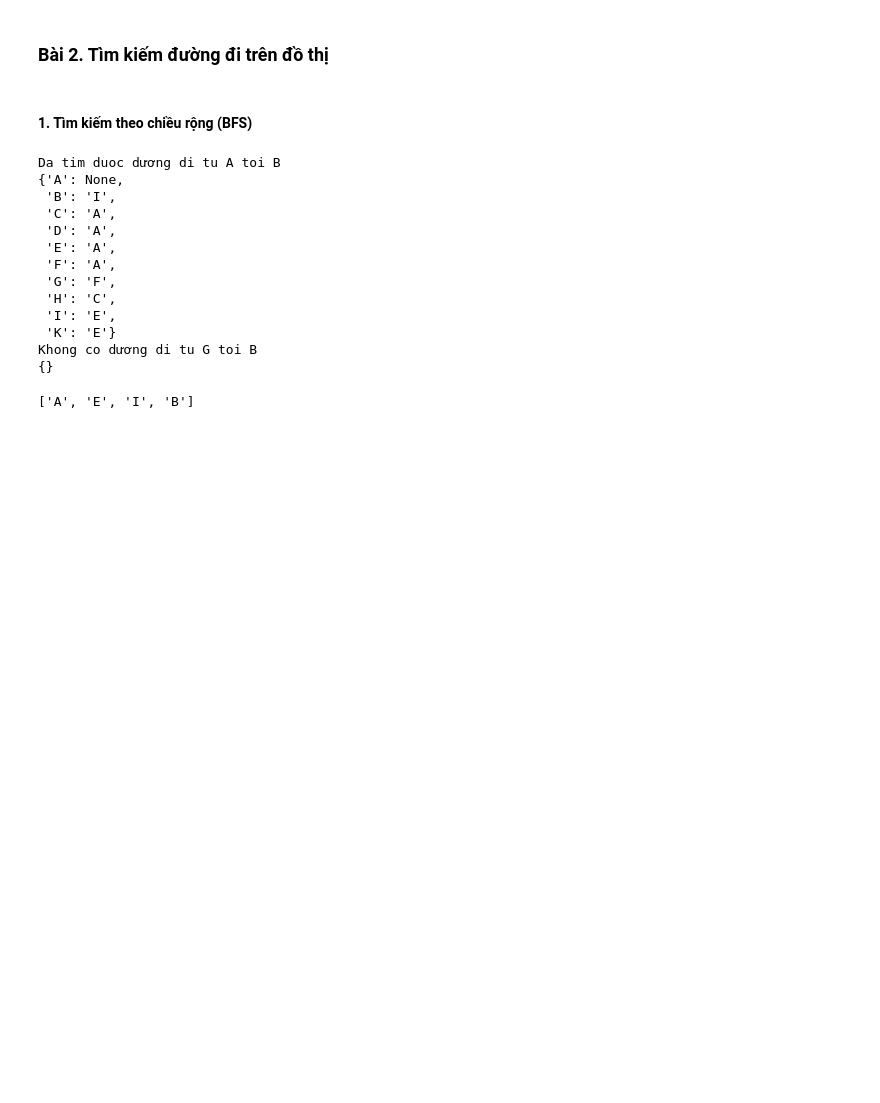
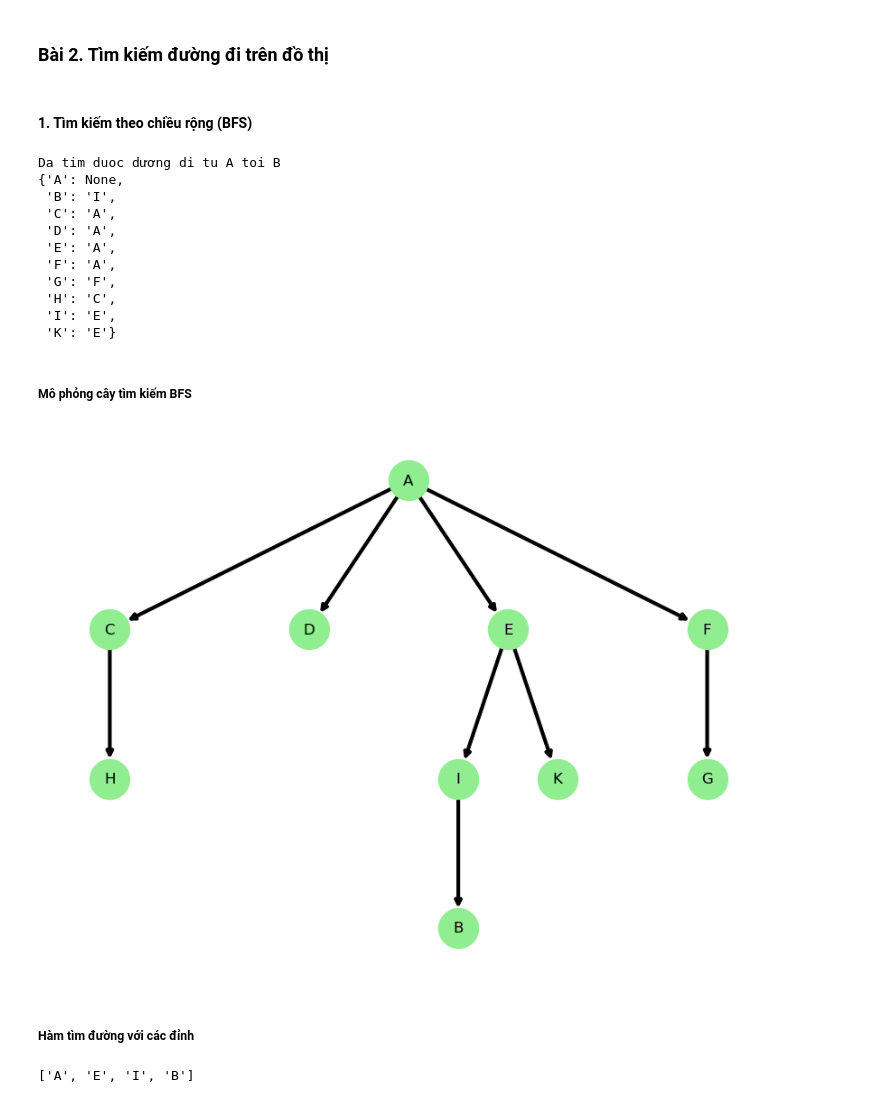
Before and after one commit to HuyTec/SGU_ML_2026-2027, a Jupyter notebook: Tuan03/my_lesson4.ipynb, the cells around one changed output. Saved outputs shown, nothing was run; the diff lists cells and outputs as text; code cells hidden in the pictures; blank space fills up the shorter version.

```diff
--- a/Tuan03/my_lesson4.ipynb
+++ b/Tuan03/my_lesson4.ipynb
@@ -294,7 +293,6 @@ def BFS(G, start, goal):
 # %%
 path = BFS(ADJ, "A","B")
 pprint.pprint(path)
-pprint.pprint(BFS(ADJ, "G","B"))
 # %% [output]
 Da tim duoc dương di tu A toi B
 {'A': None,
@@ -307,8 +305,45 @@ Da tim duoc dương di tu A toi B
  'H': 'C',
  'I': 'E',
  'K': 'E'}
-Khong co dương di tu G toi B
-{}
+# %% [markdown]
+##### Mô phỏng cây tìm kiếm BFS
+# %%
+
+import networkx as nx
+import matplotlib.pyplot as plt
+def hierarchy_pos(G, root, width=1., vert_gap=0.2, vert_loc=1, xcenter=0.5):
+    pos = {}
+
+    def _hierarchy_pos(G, root, left, right, vert_loc, pos):
+        pos[root] = ((left + right) / 2, vert_loc)
+        children = list(G.successors(root))
+        if children:
+            dx = (right - left) / len(children)
+            nextx = left
+            for child in children:
+                nextx += dx
+                pos = _hierarchy_pos(G, child, nextx - dx, nextx, vert_loc - vert_gap, pos)
+        return pos
+
+    return _hierarchy_pos(G, root, 0, width, vert_loc, pos)
+
+G = nx.DiGraph()
+for u in ADJ:
+    for v in sorted(ADJ[u]):
+        G.add_edge(u,v)
+
+plt.figure(figsize=(8, 6))
+
+P = nx.bfs_tree(G, source='A')
+pos = hierarchy_pos(P,'A')
+
+nx.draw(P, pos, with_labels=True,node_size=1000, node_color="lightgreen" ,width=3 )
+plt.savefig("bfs.png")
+plt.show()
+# %% [output]
+[figure, added]
+# %% [markdown]
+##### Hàm tìm đường với các đỉnh
 # %%
 def find_path(path, start, goal):
     """
```
Also changed, not shown: parts of 12 cells of this notebook, 20 other files.
